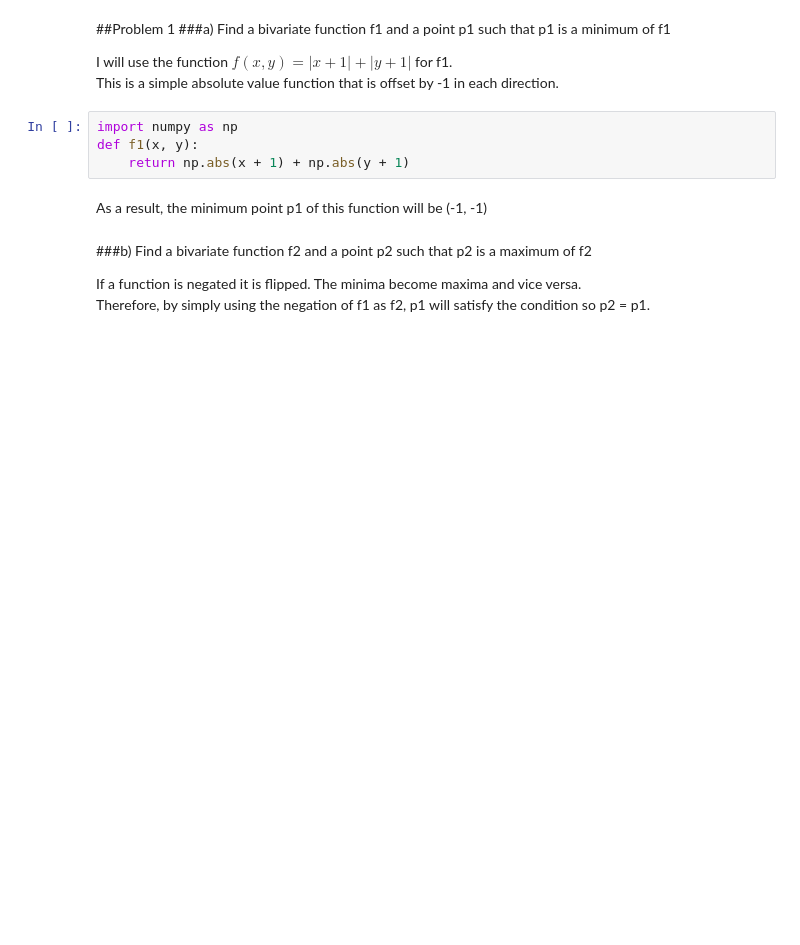
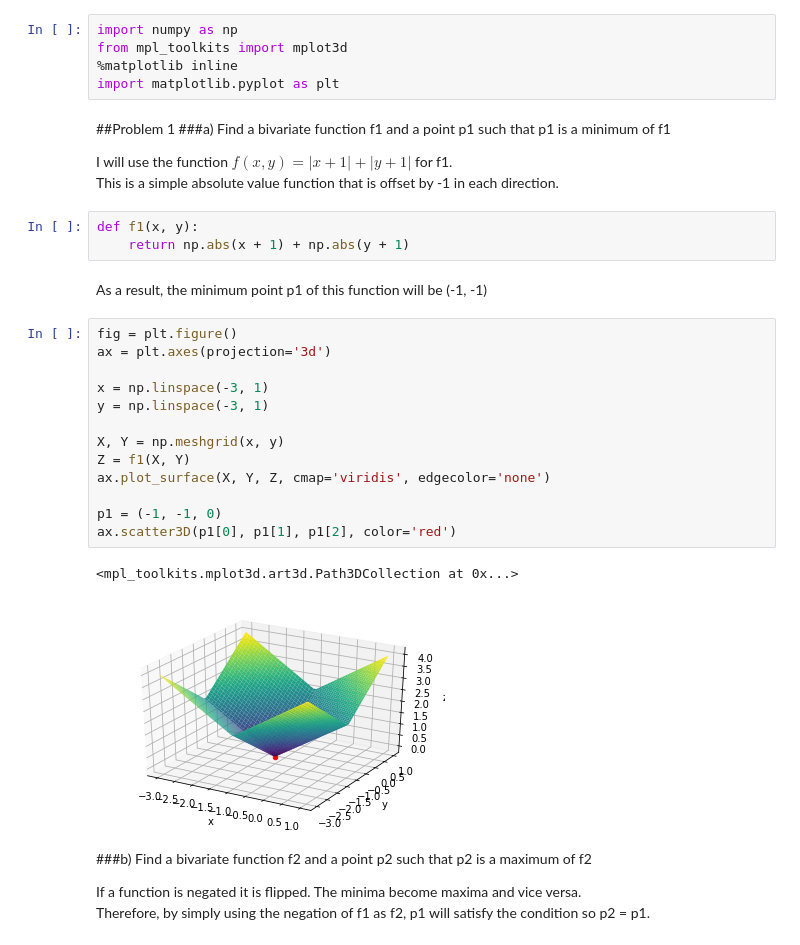
Before and after one commit to ctkerns/cap4630_spring2020, a Jupyter notebook: hw2.ipynb, the cells around one changed output. Cells and saved outputs as stored; diff of their text form; blank space fills up the shorter version.

Commit message:
Added 3d graphs

```diff
--- a/hw2.ipynb
+++ b/hw2.ipynb
@@ -1,5 +1,10 @@
 # %% [markdown]
 <a href="https://colab.research.google.com/github/ctkerns/cap4630_spring2020/blob/master/hw2.ipynb" target="_parent"><img src="https://colab.research.google.com/assets/colab-badge.svg" alt="Open In Colab"/></a>
+# %%
+import numpy as np
+from mpl_toolkits import mplot3d
+%matplotlib inline
+import matplotlib.pyplot as plt
 # %% [markdown]
 ##Problem 1
 ###a) Find a bivariate function f1 and a point p1 such that p1 is a minimum of f1
@@ -7,11 +12,26 @@
 I will use the function $f(x, y) = |x + 1| + |y + 1|$ for f1.
 This is a simple absolute value function that is offset by -1 in each direction.
 # %%
-import numpy as np
 def f1(x, y):
     return np.abs(x + 1) + np.abs(y + 1)
 # %% [markdown]
 As a result, the minimum point p1 of this function will be (-1, -1)
+# %%
+fig = plt.figure()
+ax = plt.axes(projection='3d')
+
+x = np.linspace(-3, 1)
+y = np.linspace(-3, 1)
+
+X, Y = np.meshgrid(x, y)
+Z = f1(X, Y)
+ax.plot_surface(X, Y, Z, cmap='viridis', edgecolor='none')
+
+p1 = (-1, -1, 0)
+ax.scatter3D(p1[0], p1[1], p1[2], color='red')
+# %% [output]
+<mpl_toolkits.mplot3d.art3d.Path3DCollection at 0x...>
+[figure, added]
 # %% [markdown]
 ###b) Find a bivariate function f2 and a point p2 such that p2 is a maximum of f2
 
```
Also changed, not shown: parts of 2 cells of this notebook.
